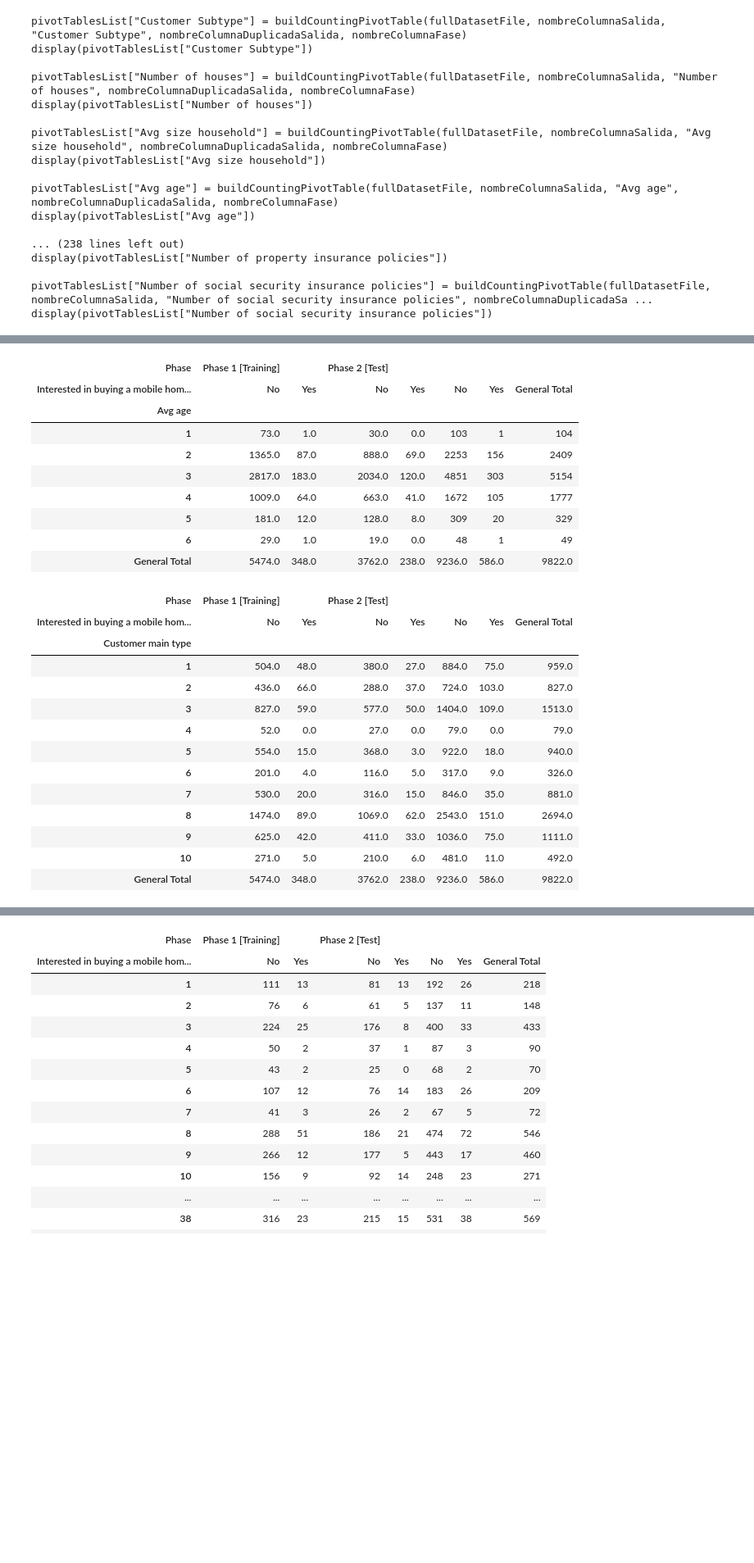
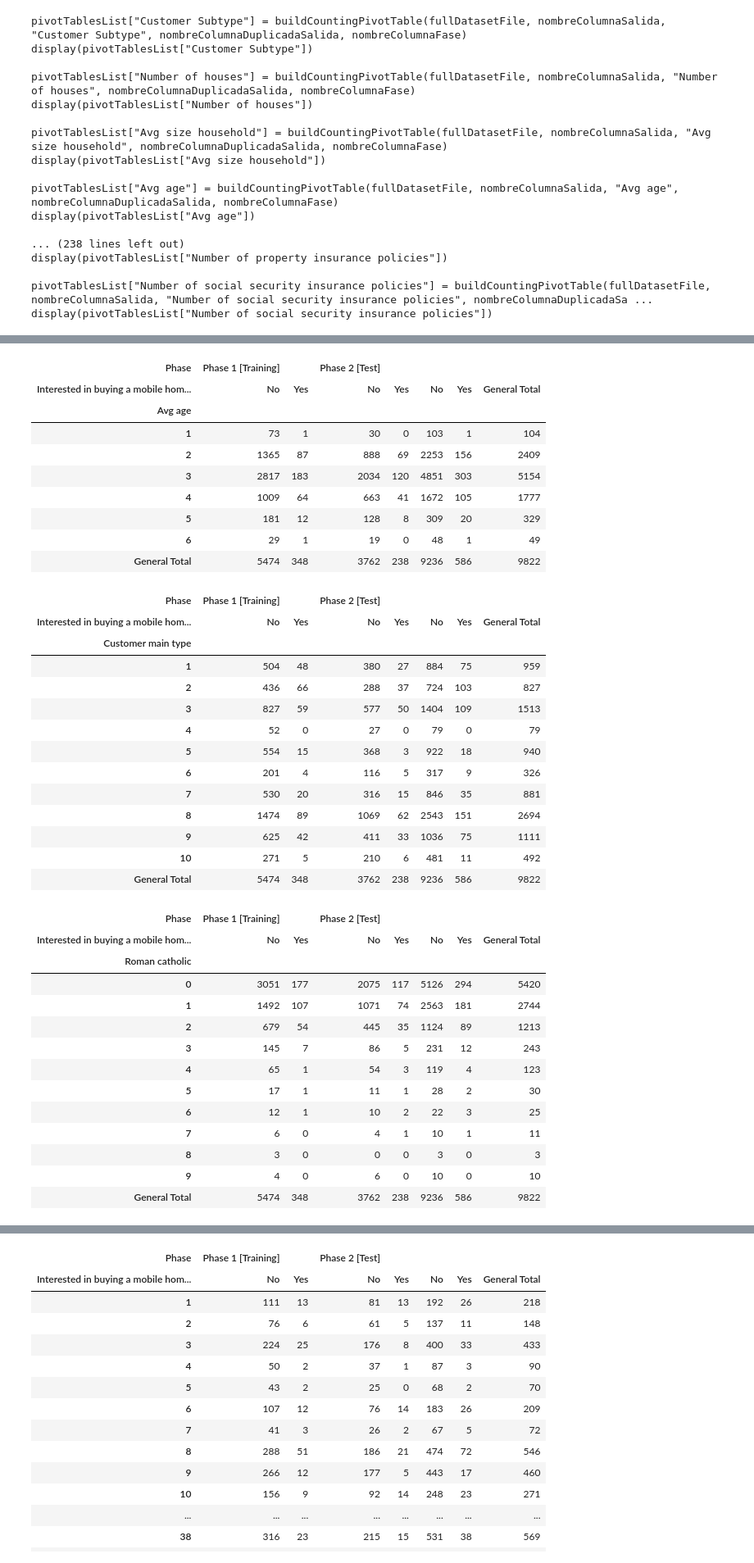
Before and after one commit to mamurciac/InsuranceCompanyPurchasePredictor, a Jupyter notebook: Análisis Preliminar de Datos.ipynb, the cells around one changed output, grey strips where cells are left out. Shown at 82% size. Drawn from its saved outputs; the diff is of its cells as text; code cells hidden in the pictures; blank space fills up the shorter version.

```diff
--- a/Análisis Preliminar de Datos.ipynb
+++ b/Análisis Preliminar de Datos.ipynb
@@ -26,33 +26,15 @@ def buildCountingPivotTable(dataframeSource, valuesColumn, indexColumn, mainColu
     pivotTableWith1DetailLevel.rename(columns = {tableColumn: ("", tableColumn) for tableColumn in pivotTableWith1DetailLevel.columns}, inplace = True)
     fullPivotTable = pd.concat([pivotTableWith2DetailLevels, pivotTableWith1DetailLevel], axis = 1)
 
-    #suma = fullPivotTable.sum()
-    #suma.name = "General Total"
-    #print(suma.tolist())
-
-    #fullPivotTable2 = fullPivotTable.copy()
-    #fullPivotTable2 = fullPivotTable2.iloc[-1:]
-    #fullPivotTable2.index = ["General Total"]
-    #for column in fullPivotTable2.columns:
-        #fullPivotTable2[column] = [0.0]
-    #fullPivotTable2.loc[1] = suma.tolist()
-
     suma = fullPivotTable.sum()
     suma.name = "General Total"
     pivotTableSummarizedByRows = pd.DataFrame(suma.transpose(), columns = fullPivotTable.columns, index = pd.Index([suma.name], name = indexColumn))
     pivotTableSummarizedByRows.loc[suma.name] = suma.tolist()
     fullPivotTable = pd.concat([fullPivotTable, pivotTableSummarizedByRows])
-    #fullPivotTable = pd.concat([fullPivotTable, fullPivotTable2])
-    #print(fullPivotTable.columns)
-    #k = [(pair[0], pair[1], "") for pair in fullPivotTable.columns]
-    #print(k)
-    #fullPivotTable.rename(names = fullPivotTable.names + ["ABC"], columns = {(pair[0], pair[1]): (pair[0], pair[1], "") for pair in fullPivotTable.columns}, inplace = True)
-    #print(fullPivotTable.columns)
 
-    #for column in fullPivotTable.columns:
-        #fullPivotTable[column] = [int(value) for value in fullPivotTable[column].tolist()]
+    for column in fullPivotTable.columns:
+        fullPivotTable[column] = [int(value) for value in fullPivotTable[column].tolist()]
     return fullPivotTable
-    #return pivotTableSummarizedByRows
 # %%
 fullDatasetFile = pd.read_csv(nombreArchivoDataset, sep = ";", decimal = ".")
 fullDatasetFile[nombreColumnaDuplicadaSalida] = fullDatasetFile[nombreColumnaSalida].tolist()
@@ -182,13 +164,13 @@ display(pivotTablesList["Avg age"])
 | Phase | Phase 1 [Training] |  | Phase 2 [Test] |  |  |  |  |
 | Interested in buying a mobile hom... | No | Yes | No | Yes | No | Yes | General Total |
 | Avg age |  |  |  |  |  |  |  |
-| 1 | 73.0 | 1.0 | 30.0 | 0.0 | 103 | 1 | 104 |
-| 2 | 1365.0 | 87.0 | 888.0 | 69.0 | 2253 | 156 | 2409 |
-| 3 | 2817.0 | 183.0 | 2034.0 | 120.0 | 4851 | 303 | 5154 |
-| 4 | 1009.0 | 64.0 | 663.0 | 41.0 | 1672 | 105 | 1777 |
-| 5 | 181.0 | 12.0 | 128.0 | 8.0 | 309 | 20 | 329 |
-| 6 | 29.0 | 1.0 | 19.0 | 0.0 | 48 | 1 | 49 |
-| General Total | 5474.0 | 348.0 | 3762.0 | 238.0 | 9236.0 | 586.0 | 9822.0 |
+| 1 | 73 | 1 | 30 | 0 | 103 | 1 | 104 |
+| 2 | 1365 | 87 | 888 | 69 | 2253 | 156 | 2409 |
+| 3 | 2817 | 183 | 2034 | 120 | 4851 | 303 | 5154 |
+| 4 | 1009 | 64 | 663 | 41 | 1672 | 105 | 1777 |
+| 5 | 181 | 12 | 128 | 8 | 309 | 20 | 329 |
+| 6 | 29 | 1 | 19 | 0 | 48 | 1 | 49 |
+| General Total | 5474 | 348 | 3762 | 238 | 9236 | 586 | 9822 |
 # %%
 pivotTablesList["Customer main type"] = buildCountingPivotTable(fullDatasetFile, nombreColumnaSalida, "Customer main type", nombreColumnaDuplicadaSalida, nombreColumnaFase)
 display(pivotTablesList["Customer main type"])
@@ -196,14 +178,32 @@ display(pivotTablesList["Customer main type"])
 | Phase | Phase 1 [Training] |  | Phase 2 [Test] |  |  |  |  |
 | Interested in buying a mobile hom... | No | Yes | No | Yes | No | Yes | General Total |
 | Customer main type |  |  |  |  |  |  |  |
-| 1 | 504.0 | 48.0 | 380.0 | 27.0 | 884.0 | 75.0 | 959.0 |
-| 2 | 436.0 | 66.0 | 288.0 | 37.0 | 724.0 | 103.0 | 827.0 |
-| 3 | 827.0 | 59.0 | 577.0 | 50.0 | 1404.0 | 109.0 | 1513.0 |
-| 4 | 52.0 | 0.0 | 27.0 | 0.0 | 79.0 | 0.0 | 79.0 |
-| 5 | 554.0 | 15.0 | 368.0 | 3.0 | 922.0 | 18.0 | 940.0 |
-| 6 | 201.0 | 4.0 | 116.0 | 5.0 | 317.0 | 9.0 | 326.0 |
-| 7 | 530.0 | 20.0 | 316.0 | 15.0 | 846.0 | 35.0 | 881.0 |
-| 8 | 1474.0 | 89.0 | 1069.0 | 62.0 | 2543.0 | 151.0 | 2694.0 |
-| 9 | 625.0 | 42.0 | 411.0 | 33.0 | 1036.0 | 75.0 | 1111.0 |
-| 10 | 271.0 | 5.0 | 210.0 | 6.0 | 481.0 | 11.0 | 492.0 |
-| General Total | 5474.0 | 348.0 | 3762.0 | 238.0 | 9236.0 | 586.0 | 9822.0 |
+| 1 | 504 | 48 | 380 | 27 | 884 | 75 | 959 |
+| 2 | 436 | 66 | 288 | 37 | 724 | 103 | 827 |
+| 3 | 827 | 59 | 577 | 50 | 1404 | 109 | 1513 |
+| 4 | 52 | 0 | 27 | 0 | 79 | 0 | 79 |
+| 5 | 554 | 15 | 368 | 3 | 922 | 18 | 940 |
+| 6 | 201 | 4 | 116 | 5 | 317 | 9 | 326 |
+| 7 | 530 | 20 | 316 | 15 | 846 | 35 | 881 |
+| 8 | 1474 | 89 | 1069 | 62 | 2543 | 151 | 2694 |
+| 9 | 625 | 42 | 411 | 33 | 1036 | 75 | 1111 |
+| 10 | 271 | 5 | 210 | 6 | 481 | 11 | 492 |
+| General Total | 5474 | 348 | 3762 | 238 | 9236 | 586 | 9822 |
+# %%
+pivotTablesList["Roman catholic"] = buildCountingPivotTable(fullDatasetFile, nombreColumnaSalida, "Roman catholic", nombreColumnaDuplicadaSalida, nombreColumnaFase)
+display(pivotTablesList["Roman catholic"])
+# %% [output]
+| Phase | Phase 1 [Training] |  | Phase 2 [Test] |  |  |  |  |
+| Interested in buying a mobile hom... | No | Yes | No | Yes | No | Yes | General Total |
+| Roman catholic |  |  |  |  |  |  |  |
+| 0 | 3051 | 177 | 2075 | 117 | 5126 | 294 | 5420 |
+| 1 | 1492 | 107 | 1071 | 74 | 2563 | 181 | 2744 |
+| 2 | 679 | 54 | 445 | 35 | 1124 | 89 | 1213 |
+| 3 | 145 | 7 | 86 | 5 | 231 | 12 | 243 |
+| 4 | 65 | 1 | 54 | 3 | 119 | 4 | 123 |
+| 5 | 17 | 1 | 11 | 1 | 28 | 2 | 30 |
+| 6 | 12 | 1 | 10 | 2 | 22 | 3 | 25 |
+| 7 | 6 | 0 | 4 | 1 | 10 | 1 | 11 |
+| 8 | 3 | 0 | 0 | 0 | 3 | 0 | 3 |
+| 9 | 4 | 0 | 6 | 0 | 10 | 0 | 10 |
+| General Total | 5474 | 348 | 3762 | 238 | 9236 | 586 | 9822 |
```
Also changed, not shown: parts of 82 cells of this notebook.
